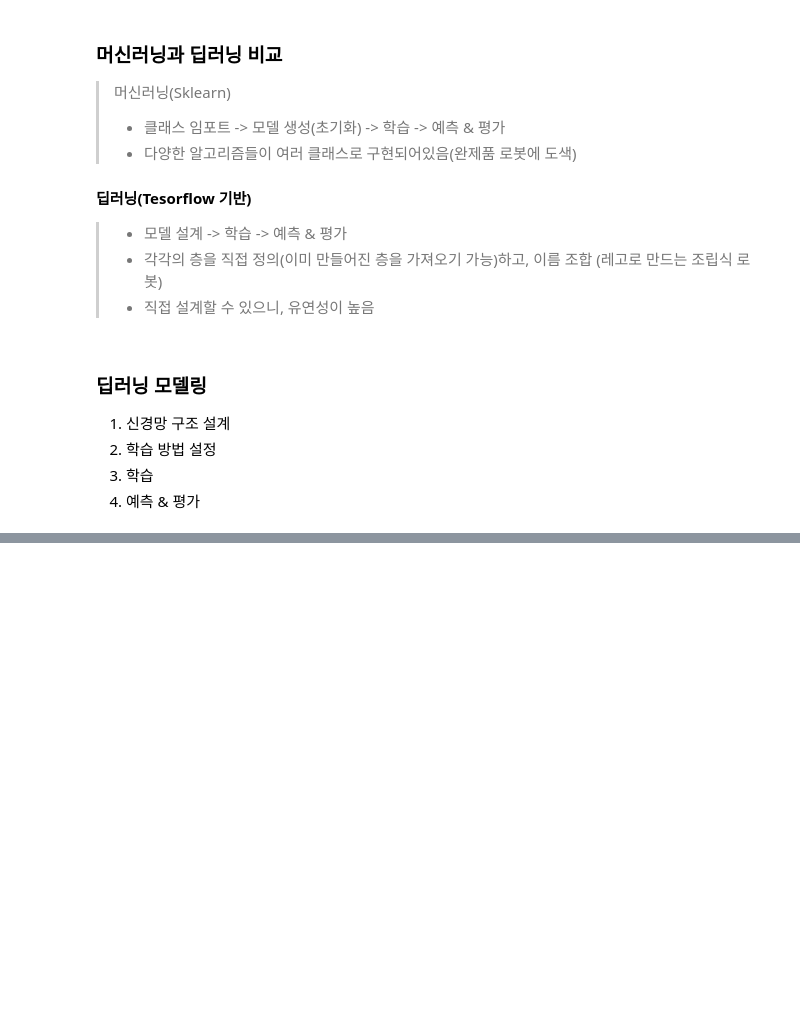
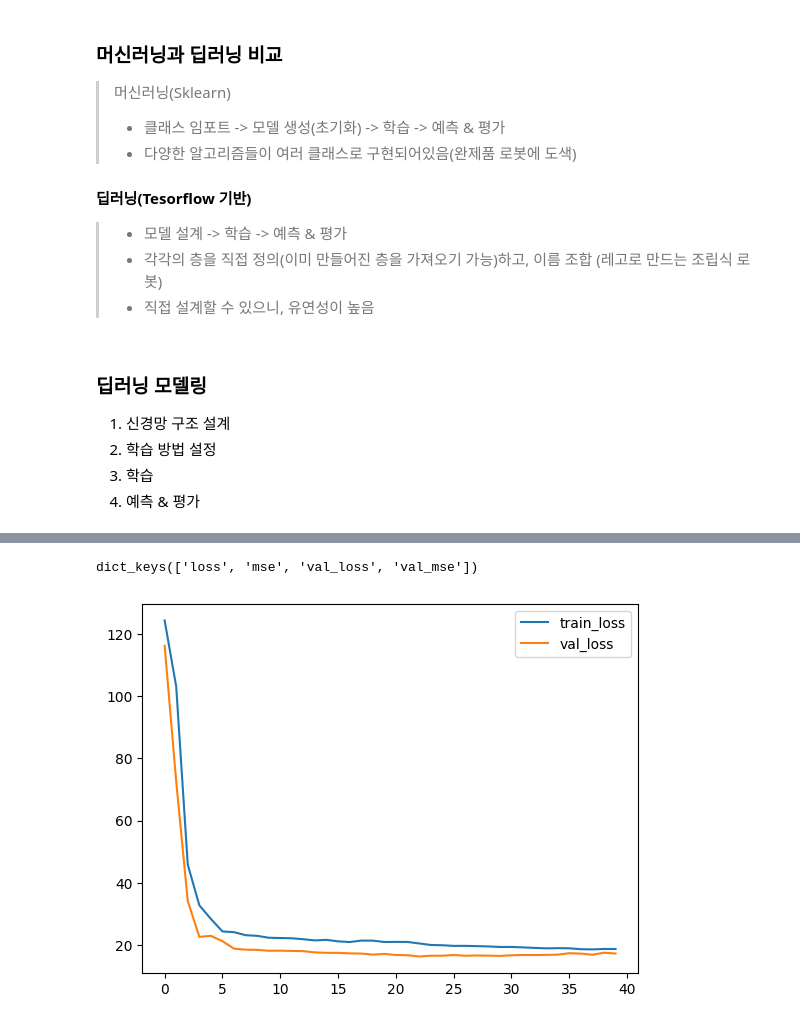
Before and after one commit to HwanLee-0321/Smart_Internship, a Jupyter notebook: DeepLearning/ex01.ipynb, the cells around one changed output, grey strips where cells are left out. Saved outputs shown, nothing was run; the diff lists cells and outputs as text; code cells hidden in the pictures; blank space fills up the shorter version.

```diff
--- a/DeepLearning/ex01.ipynb
+++ b/DeepLearning/ex01.ipynb
@@ -84,7 +81,7 @@ X.shape, y.shape
 # %%
 from sklearn.model_selection import train_test_split
 
-x_train, x_test, y_train, y_test = train_test_split(X,y,test_size=0.3, random_state=5)
+x_train, x_test, y_train, y_test = train_test_split(X_scaled, y, test_size=0.2, random_state=42)
 
 # shape 쓰기
 x_train.shape, x_test.shape, y_train.shape, y_test.shape
@@ -147,11 +140,28 @@ from tensorflow.keras.layers import InputLayer, Dense
 model = Sequential()
 
 # 입력층 - 입력모양을 정하는 역할
-model.add(InputLayer(shape = (1,)))  # 데이터 1개의 모양 지정
+model.add(InputLayer(shape = (4,)))  # 데이터 4개의 모양 지정
 
 # 중간층
 # units
-
-model.add(Dense(units=64))
+# activation
+model.add(Dense(units=32, activation='relu'))
+model.add(Dense(units=64, activation='relu'))
+model.add(Dense(units=128, activation='relu'))
+model.add(Dense(units=256, activation='relu'))
+model.add(Dense(units=128, activation='relu'))
+model.add(Dense(units=64, activation='relu'))
+model.add(Dense(units=32, activation='relu'))
 
 # 출력층
+model.add(Dense(units=1))
+# %%
+# 2. 학습 방법 설정
+# 출력층에 따라 달라짐!!
+# 1. 오차 구하는 도구 => 손실함수 설정
+# 2. 최적화 함수 설정
+# 3. 평가 방식
+model.compile( loss = "mean_squared_error", optimizer = "Adam", metrics = ["mse"] )
+# %%
+# model 학습
+h = model.fit(x_train, y_train, epochs=40, validation_split= 0.2, verbose=0)
@@ -157,0 +174,14 @@ model.add(Dense(units=64))
+# %%
+h.history.keys()
+# %% [output]
+dict_keys(['loss', 'mse', 'val_loss', 'val_mse'])
+# %%
+# 학습 결과 시각화
+plt.plot(h.history['loss'], label = "train_loss")
+plt.plot(h.history['val_loss'], label = "val_loss")
+
+plt.legend()  # 범례 표시
+
+plt.show()
+# %% [output]
+[figure, added]
```
Also changed, not shown: parts of 11 cells of this notebook.
